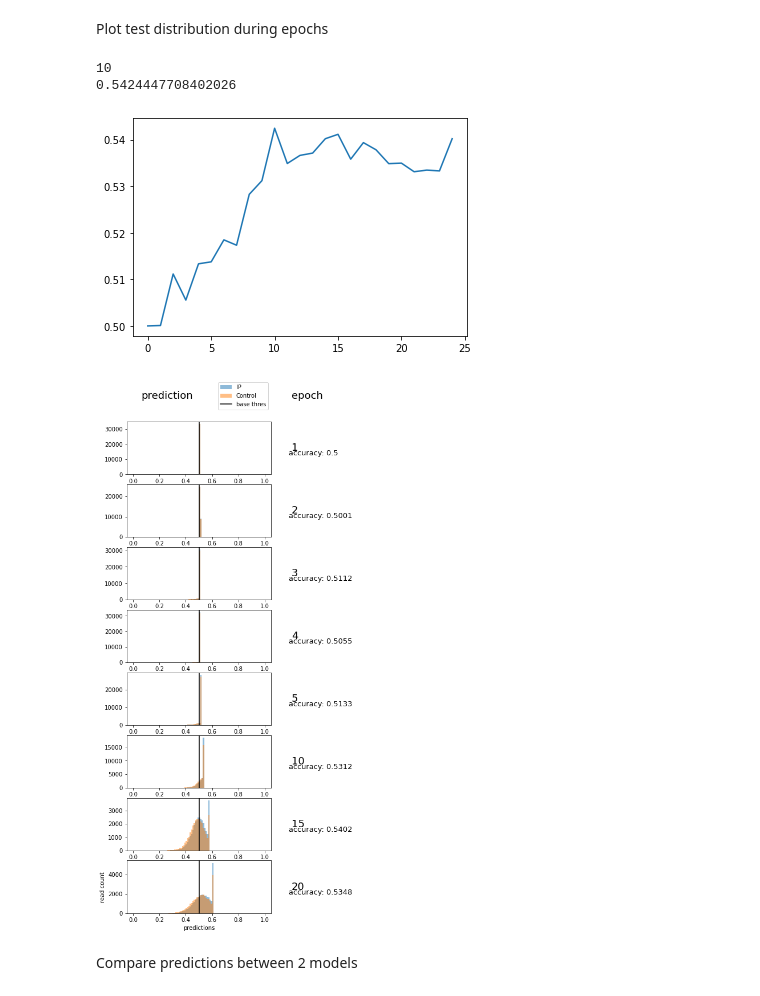
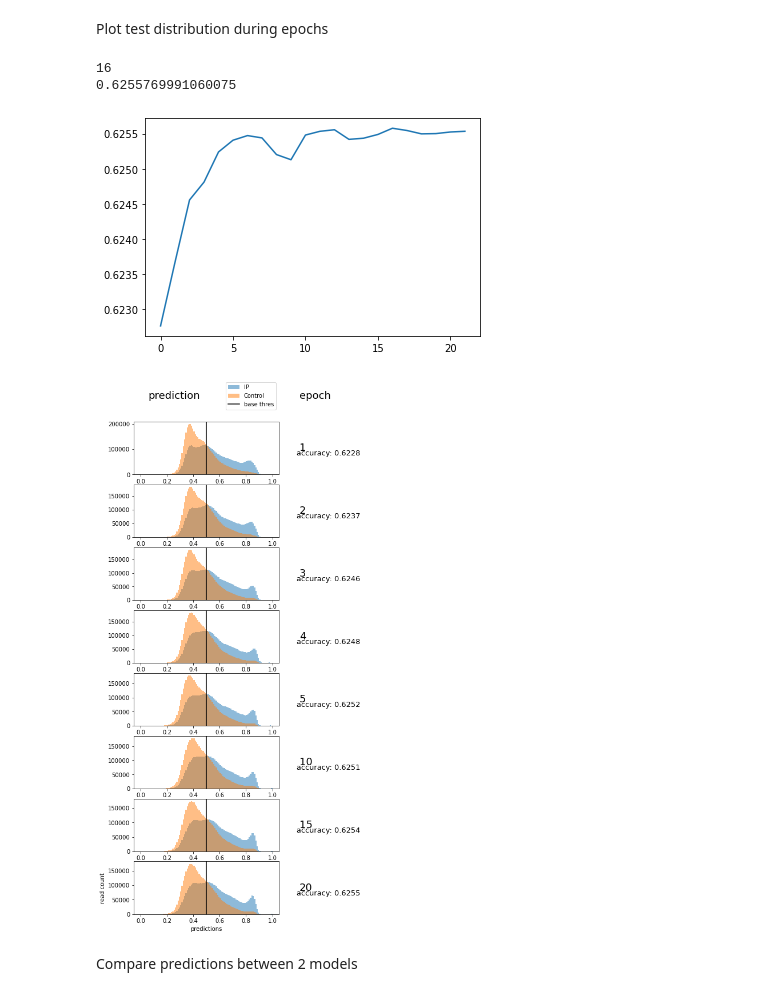
Before and after one commit to Alexwestbrook/mnhn-internship_DeepCNN_ChIP-seq, a Jupyter notebook: plot_distributions.ipynb, the cells around one changed output. Drawn from its saved outputs; the diff is of its cells as text; code cells hidden in the pictures.

```diff
--- a/plot_distributions.ipynb
+++ b/plot_distributions.ipynb
@@ -182,9 +184,9 @@ pos_train: 20963639 pos_valid 4492209 pos_test 4492208
 # %% [markdown]
 Plot test distribution
 # %%
-data = 'A549G4'
+data = 'H3K27ac'
 dataset_name = 'dataset4'
-model_name = 'model_inception2.3'
+model_name = 'model_inception2.2'
 load_hist = False
 hist_file = f'distrib_{model_name}_test_hist100000'
 relabeled = False
@@ -217,7 +219,6 @@ else:
                 predIP = f['predIP']
                 predControl = f['predControl']
     accuracy = (len(predIP[predIP > 0.5]) + len(predControl[predControl < 0.5])) / (len(predIP) + len(predControl))
-    print(np.max(predIP), np.max(predControl))
     n_bins = 100
     histIP, bins = np.histogram(predIP, bins=n_bins, range=(0, 1))
     histControl = np.histogram(predControl, bins=n_bins, range=(0, 1))[0]
@@ -247,7 +248,7 @@ for nrow in range(1,3):
 
     if not load_hist:
         ax0.axvline(x=0.5, color='black', label='t0.5')
-        thres = 0.57
+        thres = 0.84
         ax0.axvline(x=thres, color='red', label=f't{thres}')
 
     ax1 = plt.subplot(gs[nrow, 1])
@@ -350,9 +350,9 @@ Control accuracy:  0.562153412667486
 # %% [markdown]
 Plot test distribution during epochs
 # %%
-data = 'Bombyx'
-dataset_name = 'dataset3'
-model_name = 'model_inception2.1'
+data = 'A549G4'
+dataset_name = 'dataset4_30M_101bp'
+model_name = 'model_inception2.2'
 new_labels = 'dataset_rel55'
 relabeled = False
 preds = np.load(f'{data_dir}/{data}/Trainedmodels/{model_name}/eval_epochs.npy')
@@ -397,37 +397,37 @@ ax1_top = plt.subplot(gs[0, 1])
 label_col1 = 'epoch'
 ax1_top.annotate(label_col1, (0.1, 0.5), xycoords='axes fraction', va='center', fontsize=18)
 ax1_top.axis('off')
 
 nrow = 1
 for epoch in epochs:
     ax0 = plt.subplot(gs[nrow, 0])
     ax0.hist(predsIP[epoch], bins=100, label='IP', alpha=0.5, range=(0,1))
     ax0.hist(predsControl[epoch], bins=100, label='Control', alpha=0.5, range=(0,1))
     ax0.axvline(x=0.5, color='black', label='base thres')
     # ax0.set_yscale('log')
 
     ax1 = plt.subplot(gs[nrow, 1])
     label = f'{epoch+1}'
     ax1.annotate(label, (0.1, 0.5), xycoords='axes fraction', va='center', fontsize=18)
     ax1.annotate(f'accuracy: {round(accuracys[epoch], 4)}', (0, 0.4), xycoords='axes fraction', va='center', fontsize=13)
     ax1.axis('off')
 
     nrow += 1
 
 handles, labels = ax0.get_legend_handles_labels()
 ax0_top.legend(handles, labels, loc='right')
 ax0.set_xlabel("predictions")
 ax0.set_ylabel("read count")
 if not os.path.isdir(f'{writing_dir}/{data}/results/{model_name}'):
     os.makedirs(f'{writing_dir}/{data}/results/{model_name}/')
 plt.savefig(f'{writing_dir}/{data}/results/{model_name}/distrib_{model_name}_test_epochs.png', bbox_inches='tight')
 plt.show()
 plt.close()
 # %% [output]
-10
-0.5424447708402026
+16
+0.6255769991060075
-[figure, old version]
+[figure, new version]
-[figure, old version]
+[figure, new version]
 # %% [markdown]
 Compare predictions between 2 models
 # %%
```
Also changed, not shown: parts of 7 cells of this notebook.
